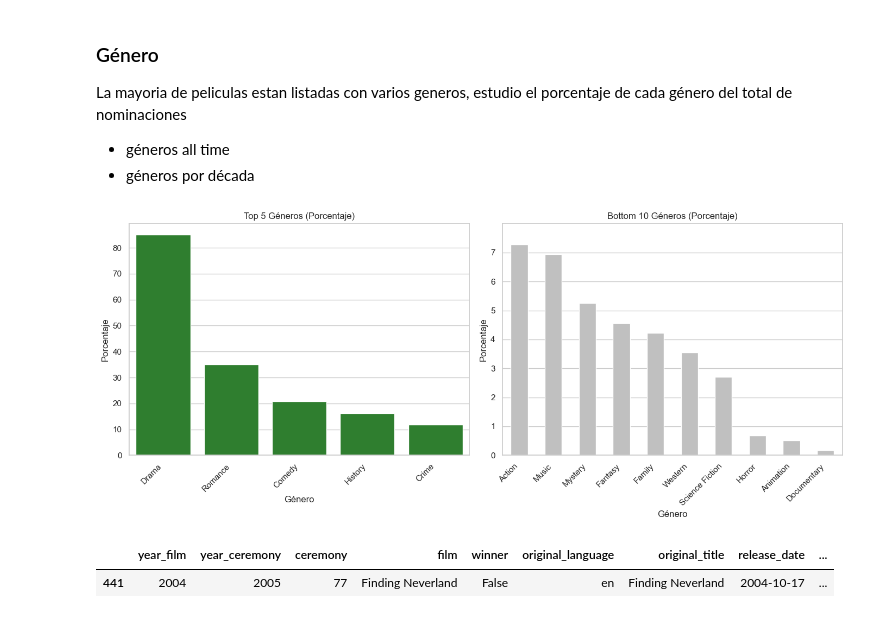
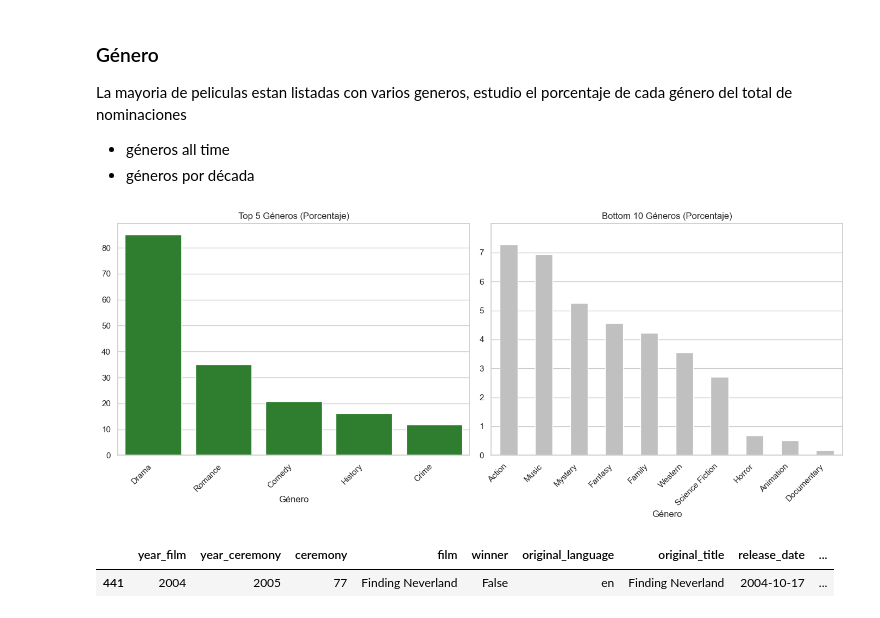
Before and after one commit to njisly/online_ds_thebridge_Nur, a Jupyter notebook: EDA/8.ipynb, the cells around one changed output. Cells and saved outputs as stored; diff of their text form; code cells hidden in the pictures.

```diff
--- a/EDA/8.ipynb
+++ b/EDA/8.ipynb
@@ -202,36 +202,36 @@ La mayoria de peliculas estan listadas con varios generos, estudio el porcentaje
 # Obtener los géneros más y menos populares
 top_genres = df_exploded['genre'].value_counts().nlargest(5).index
 bottom_genres = df_exploded['genre'].value_counts().nsmallest(10).index
 
 # Calcular porcentajes
 total_entries = len(df)
 top_genres_percentage = df_exploded['genre'].value_counts().nlargest(5) / total_entries * 100
 bottom_genres_percentage = df_exploded['genre'].value_counts().nsmallest(10) / total_entries * 100
 
 # Figure
 plt.figure(figsize=(14, 6))
 
 # Top
 plt.subplot(1, 2, 1)
 sns.barplot(x=top_genres_percentage.index, y=top_genres_percentage.values, color='forestgreen')
 plt.title('Top 5 Géneros (Porcentaje)')
 plt.xlabel('Género')
-plt.ylabel("Porcentaje")
+plt.ylabel("")
 plt.xticks(rotation=45, ha='right')
 
 # Bottom
 plt.subplot(1, 2, 2)
 sns.barplot(x=bottom_genres_percentage.index, y=bottom_genres_percentage.values, color='silver', saturation=.3, width=.5, order=bottom_genres[::-1])
 plt.title('Bottom 10 Géneros (Porcentaje)')
 plt.xlabel('Género')
 plt.xticks(rotation=45, ha='right')
 plt.yticks(range(0, 8, 1))
-plt.ylabel("Porcentaje")
+plt.ylabel("")
 plt.ylim(0, 8)
 plt.tight_layout()
 plt.show()
 # %% [output]
-[figure, old version]
+[figure, new version]
 # %%
 df_exploded[df_exploded["genre"]=="Documentary"]
 # %% [output]
```
Also changed, not shown: parts of 2 cells of this notebook.
